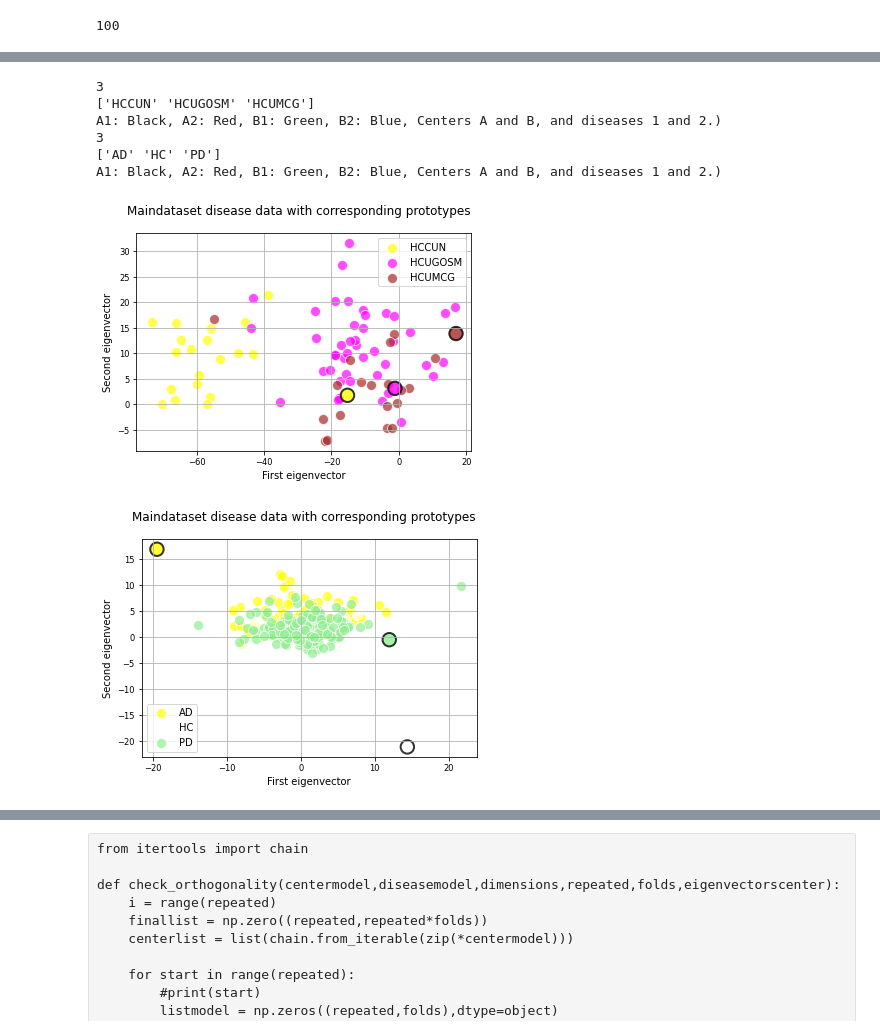
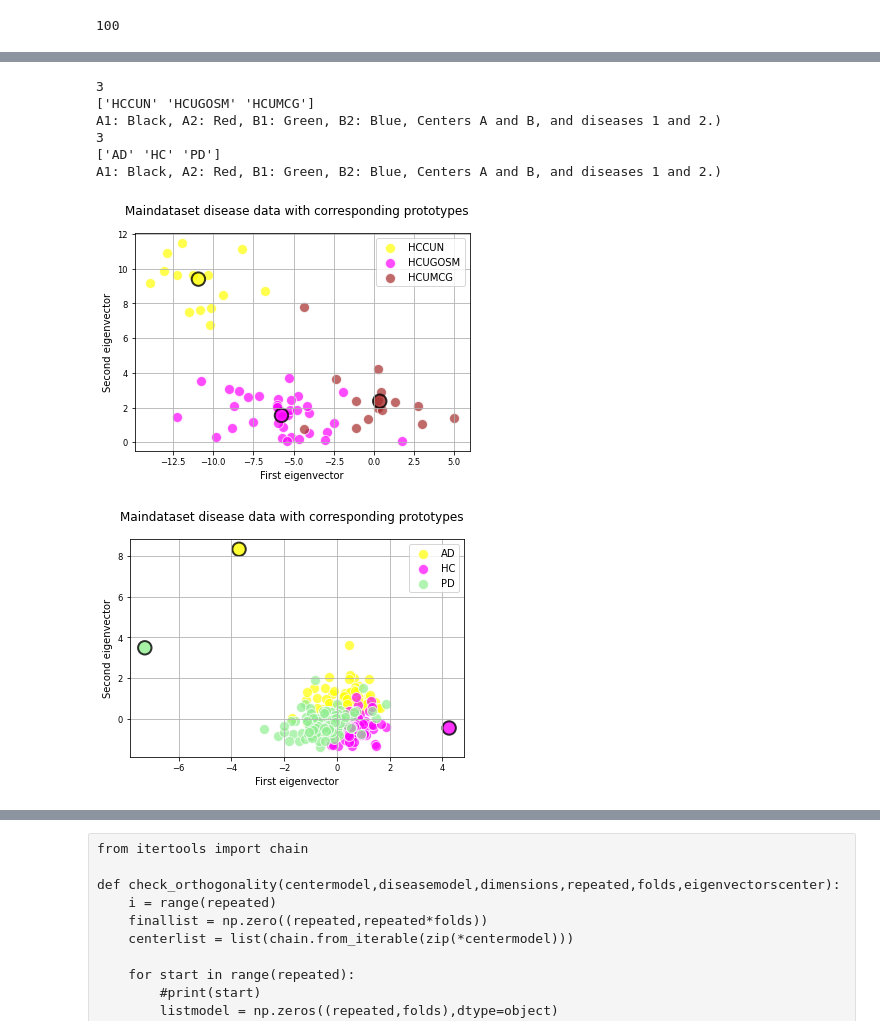
Before and after one commit to NehaBari/Masters-Thesis-2021, a Jupyter notebook: kfold_copy.ipynb, the cells around one changed output, grey strips where cells are left out. Cells and saved outputs as stored; diff of their text form; code cells hidden in the pictures.

Commit message:
visualised the models
disease prototypes seem off.
classifier performs bad

```diff
--- a/kfold_copy.ipynb
+++ b/kfold_copy.ipynb
@@ -169,7 +174,7 @@ feature_names = ['a', 'b', 'c', 'd', 'e', 'f', 'g', 'h', 'i', 'j', 'k', 'l', 'm'
 
 def correction_matrix(eigenvectors):
     N=36
-    K=3
+    K=2
     I = np.identity(N)
     outerproduct = np.zeros((N,N))
     for i in range(K):
@@ -196,7 +201,7 @@ def correction_matrix():
 # check if this is the right label for disease
 data,labels,centerdata,centerlabels,scalar = getdata()
 
-centermodel = train_modelkfold(centerdata,centerlabels,False,None,2,scalar)
+centermodel,datamatrix,labelmatrix = train_modelkfold(centerdata,centerlabels,False,None,2,scalar)
 
 average_lambda_center = calculate_lambda(centermodel,2)
 
@@ -237,6 +242,6 @@ Repeated K fold for center data
 # %%
 
-diseasemodel = train_modelkfold(data,labels,True,correctionmatrix,2,scalar)
+diseasemodel,datamatrix1,labelmatrix1 = train_modelkfold(data,labels,True,correctionmatrix,2,scalar)
 
 average_lambda_disease = calculate_lambda(diseasemodel,2)
 
@@ -407,7 +412,7 @@ def visualize_disease(model,scaler,data,labels):
 
     fig, ax = plt.subplots()
     fig.suptitle("Maindataset disease data with corresponding prototypes")
-    colors = ['yellow','white','lightgreen']#,'pink','lightgreen']
+    colors = ['yellow','magenta','lightgreen']#,'pink','lightgreen']
     for i, cls in enumerate(model.classes_):
         ii = cls == labels
         ax.scatter(
@@ -429,14 +434,14 @@ def visualize_disease(model,scaler,data,labels):
     #plt.savefig('destination_path23.eps', format='eps')
     print('A1: Black, A2: Red, B1: Green, B2: Blue, Centers A and B, and diseases 1 and 2.) ')
 # %%
-visualize(centermodel[0][0],scalar,centerdata,centerlabels)
-visualize_disease(diseasemodel[0][0],scalar,data,labels)
+visualize(centermodel[0][1],scalar,datamatrix[0][1],labelmatrix[0][1])
+visualize_disease(diseasemodel[0][1],scalar,datamatrix1[0][1],labelmatrix1[0][1])
 # %% [output]
 3
 ['HCCUN' 'HCUGOSM' 'HCUMCG']
 A1: Black, A2: Red, B1: Green, B2: Blue, Centers A and B, and diseases 1 and 2.)
 3
 ['AD' 'HC' 'PD']
 A1: Black, A2: Red, B1: Green, B2: Blue, Centers A and B, and diseases 1 and 2.)
-[figure, old version]
+[figure, new version]
-[figure, old version]
+[figure, new version]
```
Also changed, not shown: parts of 11 cells of this notebook.
